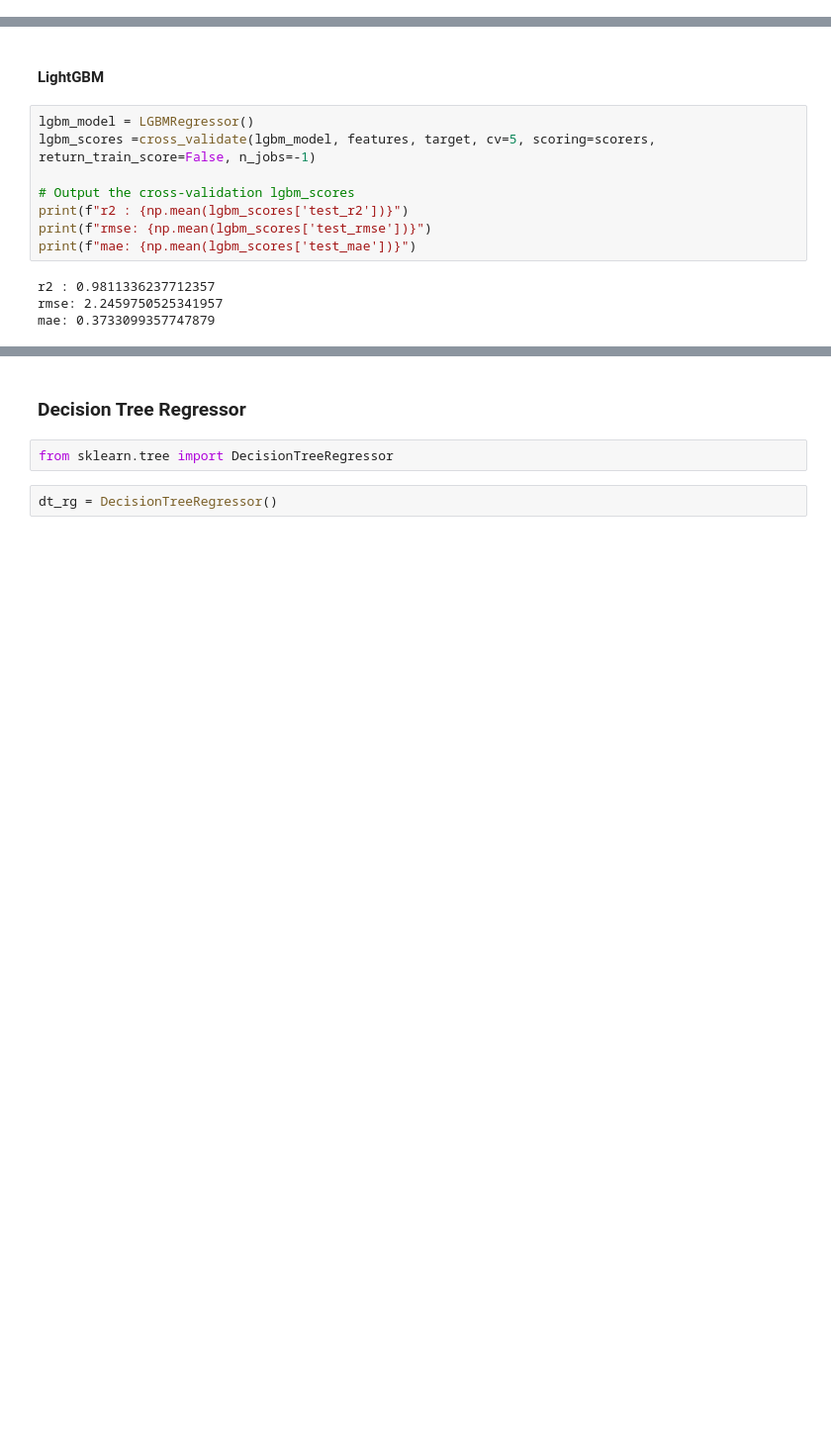
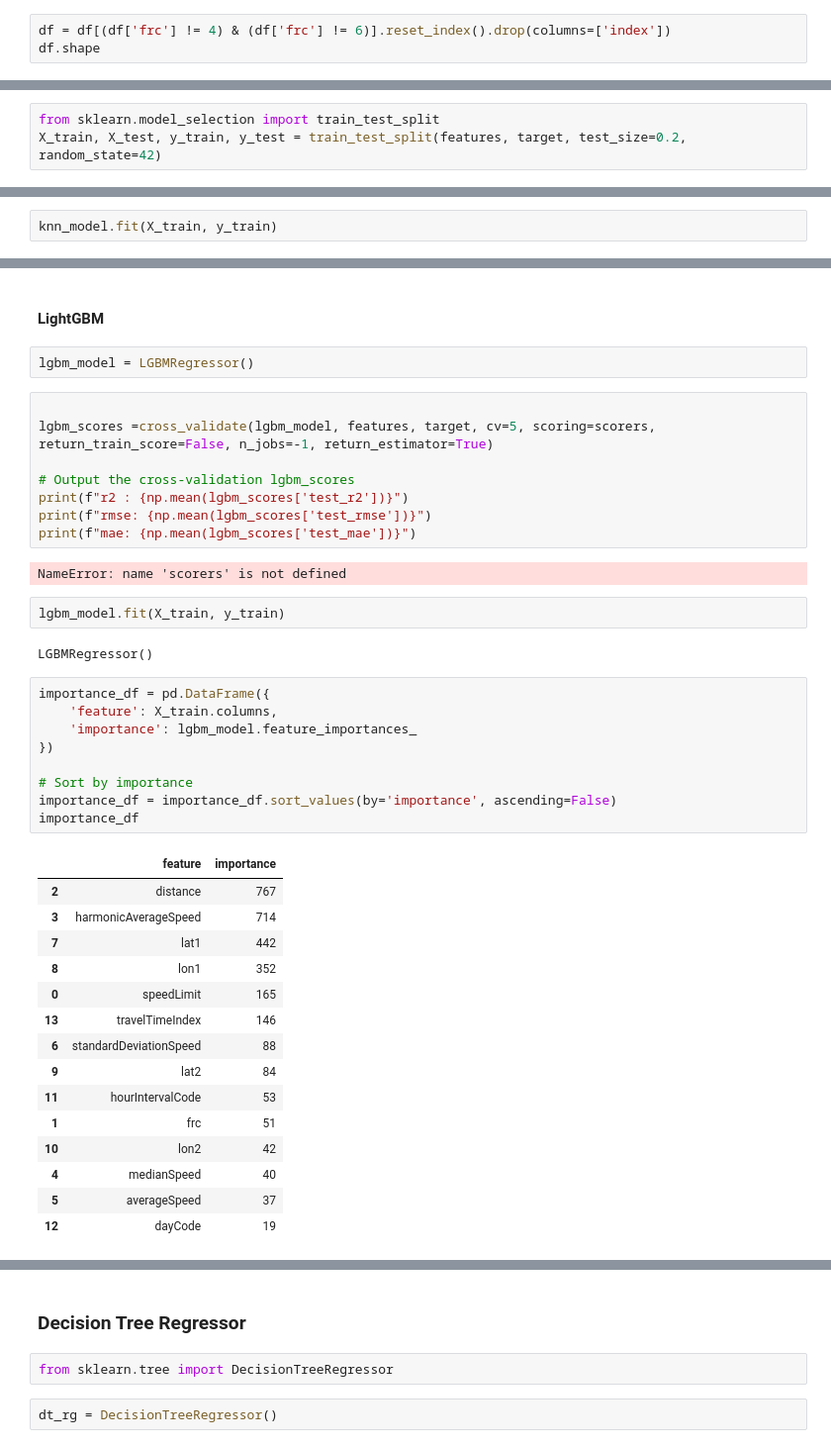
Before and after one commit to 6ill/Data-Mining-Jakarta-Traffic, a Jupyter notebook: worksheet.ipynb, the cells around one changed output, grey strips where cells are left out. Shown at 99% size. Drawn from its saved outputs; the diff is of its cells as text; blank space fills up the shorter version.

```diff
--- a/worksheet.ipynb
+++ b/worksheet.ipynb
@@ -30,2 +38,5 @@ df.head(5)
 # %% [markdown]
 #### Filter
+# %%
+df = df[(df['frc'] != 4) & (df['frc'] != 6)].reset_index().drop(columns=['index'])
+df.shape
@@ -335,3 +348,6 @@ lon1                     -2.475681
 lat1                    -34.101853
 # %% [markdown]
 #### KNN
+# %%
+from sklearn.model_selection import train_test_split
+X_train, X_test, y_train, y_test = train_test_split(features, target, test_size=0.2, random_state=42)
@@ -349,0 +363,2 @@ mae: 0.27383018852122637
+# %%
+knn_model.fit(X_train, y_train)
@@ -350,14 +381,43 @@ mae: 0.27383018852122637
 # %% [markdown]
 #### LightGBM
+# %%
+lgbm_model = LGBMRegressor()
 # %%
-lgbm_model = LGBMRegressor()
-lgbm_scores =cross_validate(lgbm_model, features, target, cv=5, scoring=scorers, return_train_score=False, n_jobs=-1)
+
+lgbm_scores =cross_validate(lgbm_model, features, target, cv=5, scoring=scorers, return_train_score=False, n_jobs=-1, return_estimator=True)
 
 # Output the cross-validation lgbm_scores
 print(f"r2 : {np.mean(lgbm_scores['test_r2'])}")
 print(f"rmse: {np.mean(lgbm_scores['test_rmse'])}")
 print(f"mae: {np.mean(lgbm_scores['test_mae'])}")
 # %% [output]
-r2 : 0.9811336237712357
-rmse: 2.2459750525341957
-mae: 0.3733099357747879
+NameError: name 'scorers' is not defined
+# %%
+lgbm_model.fit(X_train, y_train)
+# %% [output]
+LGBMRegressor()
+# %%
+importance_df = pd.DataFrame({
+    'feature': X_train.columns,
+    'importance': lgbm_model.feature_importances_
+})
+
+# Sort by importance
+importance_df = importance_df.sort_values(by='importance', ascending=False)
+importance_df
+# %% [output]
+|  | feature | importance |
+| 2 | distance | 767 |
+| 3 | harmonicAverageSpeed | 714 |
+| 7 | lat1 | 442 |
+| 8 | lon1 | 352 |
+| 0 | speedLimit | 165 |
+| 13 | travelTimeIndex | 146 |
+| 6 | standardDeviationSpeed | 88 |
+| 9 | lat2 | 84 |
+| 11 | hourIntervalCode | 53 |
+| 1 | frc | 51 |
+| 10 | lon2 | 42 |
+| 4 | medianSpeed | 40 |
+| 5 | averageSpeed | 37 |
+| 12 | dayCode | 19 |
```
Also changed, not shown: parts of 16 cells of this notebook.
